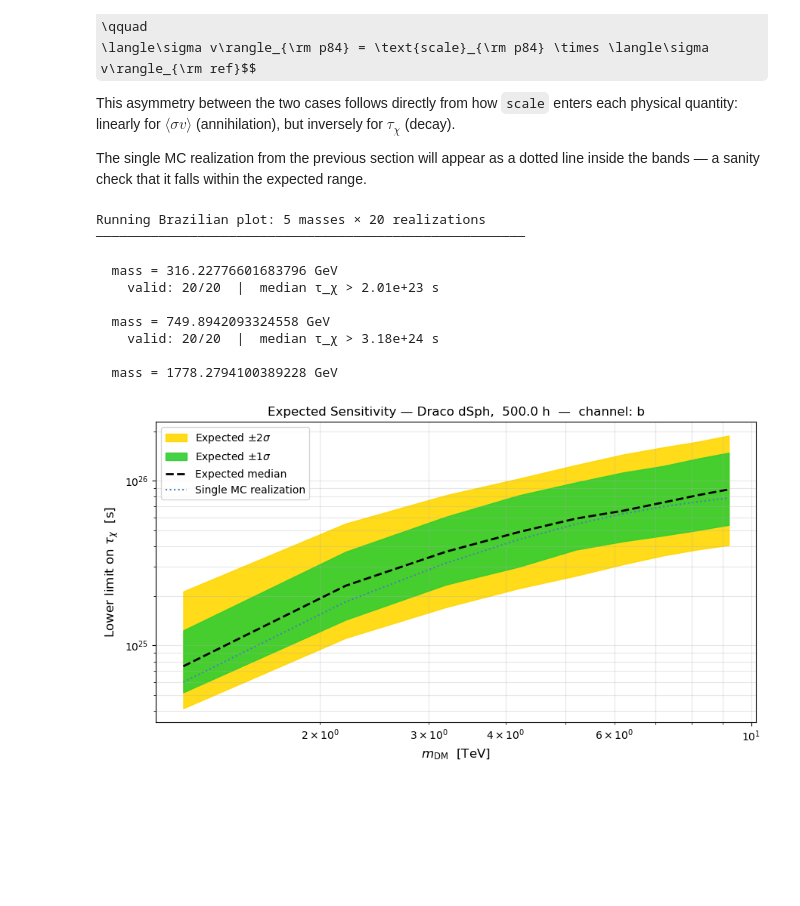
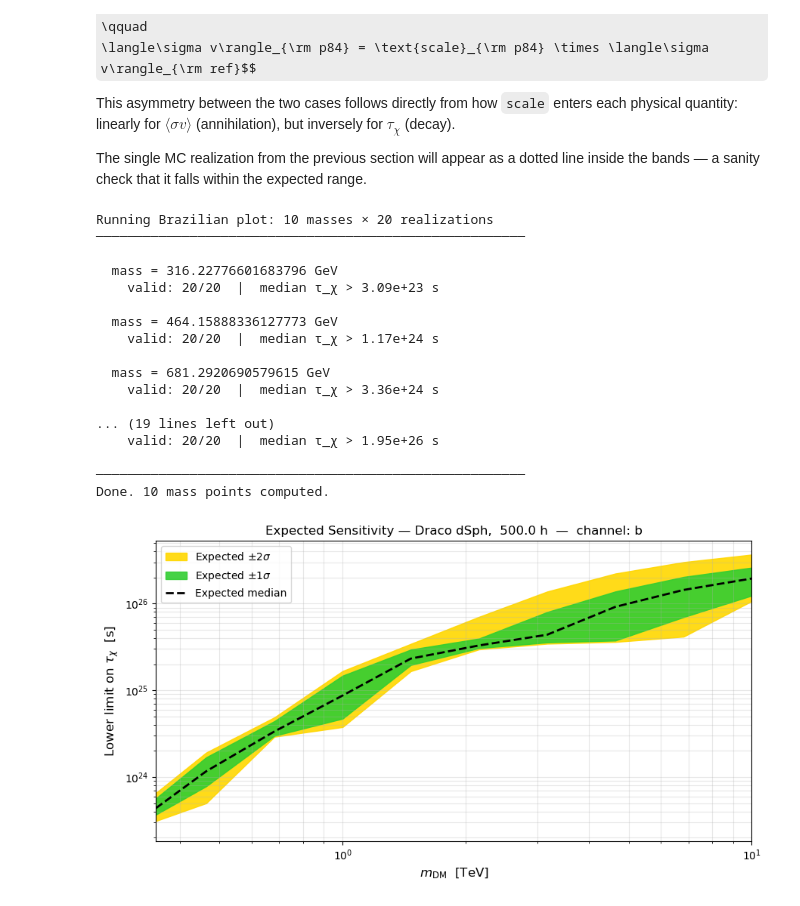
Before and after one commit to alexcervino/Dark-Matter-Tutorials-Gammapy, a Jupyter notebook: tutorial_complete_analysis.ipynb, the cells around one changed output. Drawn from its saved outputs; the diff is of its cells as text; code cells hidden in the pictures; some formulas as TeX source; blank space fills up the shorter version.

```diff
--- a/tutorial_complete_analysis.ipynb
+++ b/tutorial_complete_analysis.ipynb
@@ -352,8 +342,8 @@ Background fit converged: True
 Once it has converged, we can proceed with the H1 fit.
 # %%
 # Full fit — all parameters free
-dataset_mc.models["dataset-simu-draco-bkg"].parameters["norm"].frozen = True
-dataset_mc.models["dataset-simu-draco-bkg"].parameters["tilt"].frozen = True
+dataset_mc.models["dataset-simu-draco-bkg"].parameters["norm"].frozen = False
+dataset_mc.models["dataset-simu-draco-bkg"].parameters["tilt"].frozen = False
 dataset_mc.models["draco-dm"].spectral_model.scale.frozen = False
 
 result_full = fit.run(datasets=[dataset_mc])
@@ -848,13 +883,14 @@ This asymmetry between the two cases follows directly from how `scale` enters ea
 The single MC realization from the previous section will appear as a dotted line inside the bands — a sanity check that it falls within the expected range.
 # %%
 # Number of realizations
+# We only set 20 so the execution is not too long, but it should be at least 100, but it depends on you study.
 n_realizations = 20
 
 # Values to scan for the scale parameter in the profile likelihood.
-scale_values   = np.logspace(-10, -2, 100)
+scale_values = np.logspace(-100, -2, 100)
 
-# We set ony 5 masses to make this tutorial quick, this can take several minutes.
-masses = np.logspace(2.5, 4, 5) * u.GeV
+# We set ony 10 masses to make this tutorial quick, this can take several minutes, but you should cover much more.
+masses = np.logspace(2.5, 4, 10) * u.GeV
 
 brazil = {
     "mass" : [],
@@ -965,16 +1001,23 @@ for mass in masses:
 print("\n" + "─" * 55)
 print(f"Done. {len(brazil['mass'])} mass points computed.")
 # %% [output]
-Running Brazilian plot: 5 masses × 20 realizations
+Running Brazilian plot: 10 masses × 20 realizations
 ───────────────────────────────────────────────────────
 
   mass = 316.22776601683796 GeV
-    valid: 20/20  |  median τ_χ > 2.01e+23 s
+    valid: 20/20  |  median τ_χ > 3.09e+23 s
 
-  mass = 749.8942093324558 GeV
-    valid: 20/20  |  median τ_χ > 3.18e+24 s
+  mass = 464.15888336127773 GeV
+    valid: 20/20  |  median τ_χ > 1.17e+24 s
 
-  mass = 1778.2794100389228 GeV
+  mass = 681.2920690579615 GeV
+    valid: 20/20  |  median τ_χ > 3.36e+24 s
+
+... (19 lines left out)
+    valid: 20/20  |  median τ_χ > 1.95e+26 s
+
+───────────────────────────────────────────────────────
+Done. 10 mass points computed.
 # %%
 mass_arr = np.array(brazil["mass"])
 p025_arr = np.array(brazil["p025"])
@@ -984,41 +1027,38 @@ p84_arr  = np.array(brazil["p84"])
 p975_arr = np.array(brazil["p975"])
 
 fig, ax = plt.subplots(figsize=(9, 5))
 
-# 2σ band (yellow) ──────────────────────────────────────────────────────────
+# 2σ band (yellow)
 ax.fill_between(mass_arr, p025_arr, p975_arr,
                 color="gold", alpha=0.9,
                 label=r"Expected $\pm 2\sigma$")
 
-# 1σ band (green) ───────────────────────────────────────────────────────────
+# 1σ band (green)
 ax.fill_between(mass_arr, p16_arr, p84_arr,
                 color="limegreen", alpha=0.9,
                 label=r"Expected $\pm 1\sigma$")
 
-# Median ────────────────────────────────────────────────────────────────────
+# Median
 ax.plot(mass_arr, p50_arr,
         color="black", linewidth=2, linestyle="--",
         label="Expected median")
 
-# Single MC realization from Section 4 ─────────────────────────────────────
-ax.plot(results["mass"], results["scale_ll"],
-        color="steelblue", linewidth=1.5, linestyle=":",
-        label="Single MC realization")
 
 ax.set_xscale("log")
 ax.set_yscale("log")
 ax.set_xlabel(r"$m_{\rm DM}$  [TeV]", fontsize=12)
 ax.set_ylabel(r"Lower limit on $\tau_\chi$  [s]", fontsize=12)
 ax.set_title(
     rf"Expected Sensitivity — Draco dSph,  {livetime}  —  channel: {channel}",
     fontsize=12
 )
+ax.set_xlim(0.35,10)
 ax.legend(fontsize=10, loc="upper left")
 ax.grid(True, which="both", alpha=0.3)
 plt.tight_layout()
 plt.show()
 # %% [output]
-[figure, old version]
+[figure, new version]
 # %% [markdown]
 The Brazilian plot places the single-realization exclusion curve in the context of its expected statistical spread under repeated background-only trials.
 
```
Also changed, not shown: parts of 19 cells of this notebook, 5 other files.
